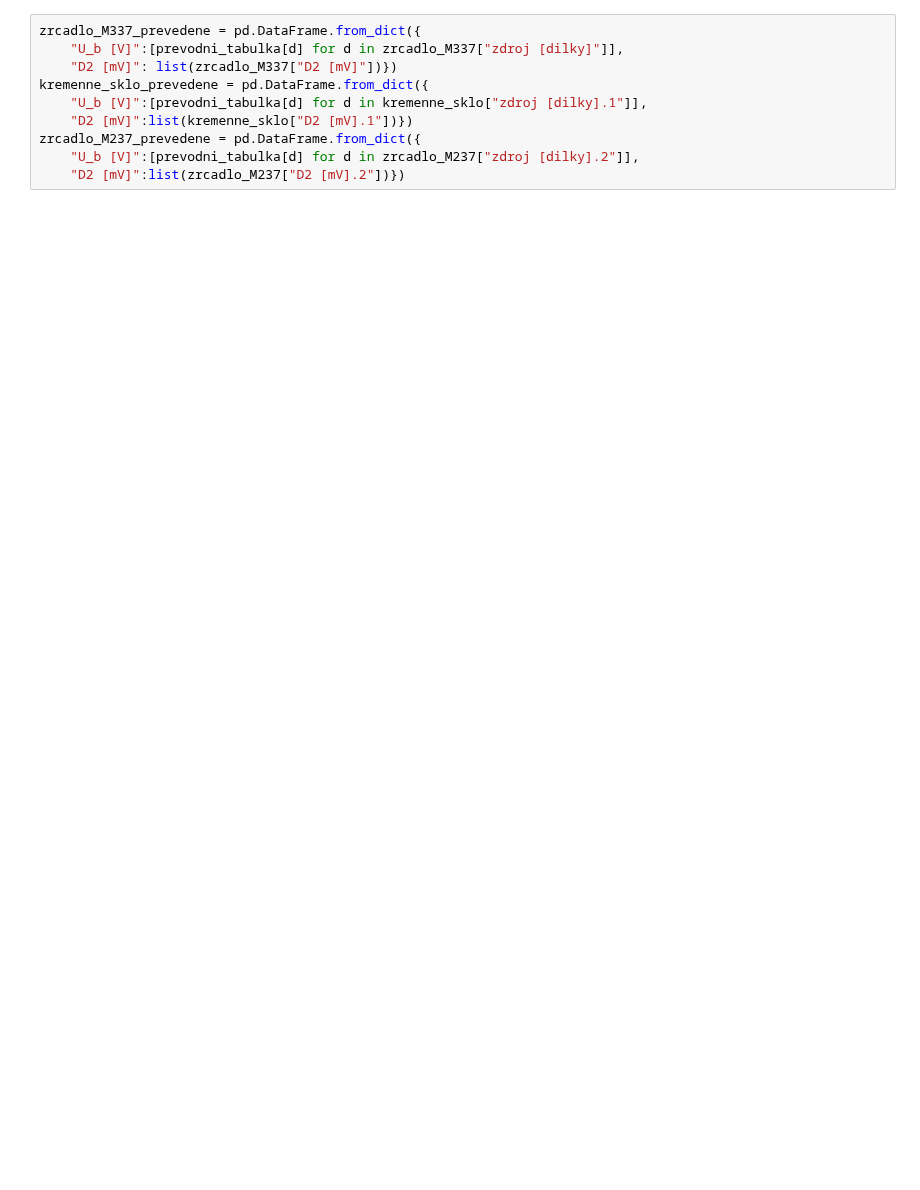
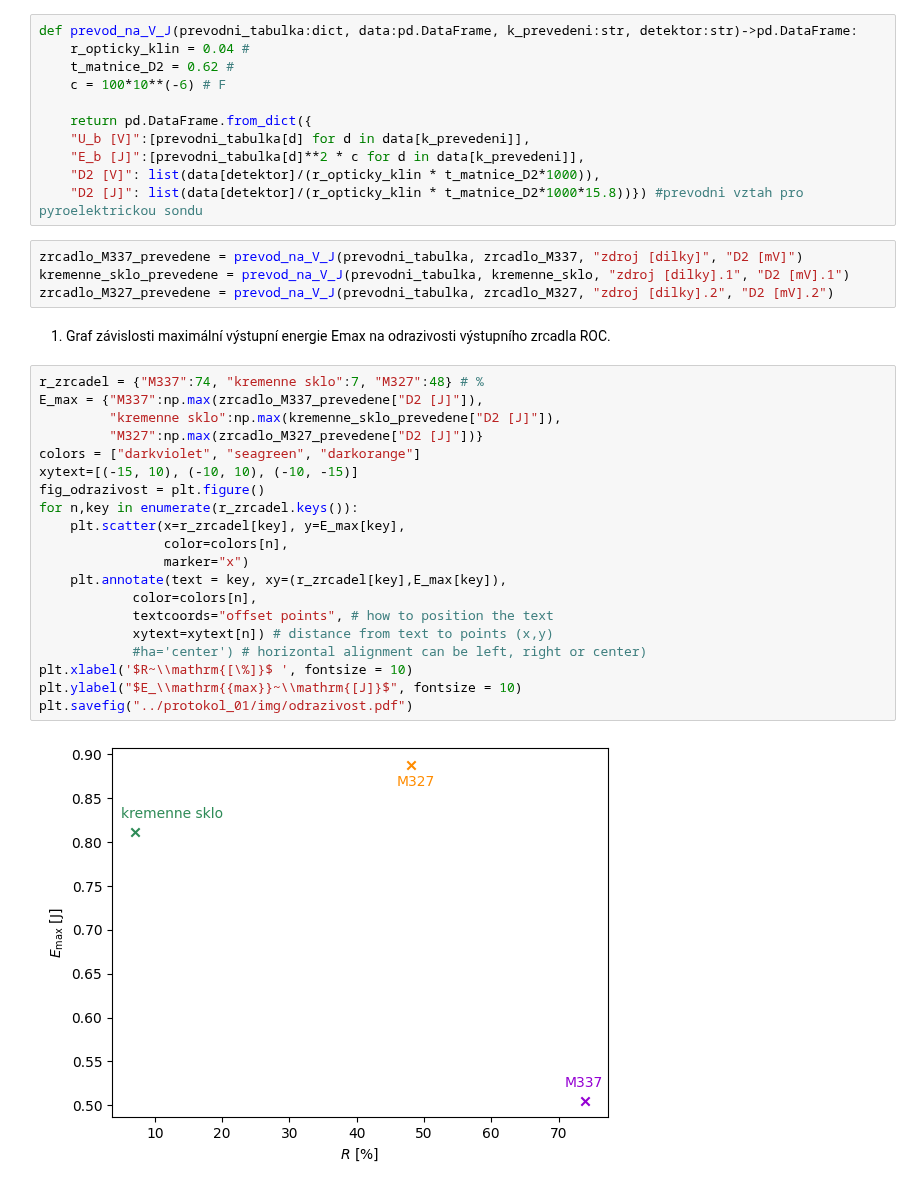
Before and after one commit to omikron-ceti/ZPLT, a Jupyter notebook: uloha_01/data_01/data_01.ipynb, the cells around one changed output. Cells and saved outputs as stored; diff of their text form; blank space fills up the shorter version.

```diff
--- a/uloha_01/data_01/data_01.ipynb
+++ b/uloha_01/data_01/data_01.ipynb
@@ -20,11 +25,40 @@ zrcadlo_M237 = pd.read_excel("data_01.xlsx", sheet_name="volne", engine="openpyx
 prevodni_tabulka = prevodni_tabulka.to_dict(orient="dict")["U [V]"]
+# %%
+def prevod_na_V_J(prevodni_tabulka:dict, data:pd.DataFrame, k_prevedeni:str, detektor:str)->pd.DataFrame:
+    r_opticky_klin = 0.04 #
+    t_matnice_D2 = 0.62 #
+    c = 100*10**(-6) # F
+
+    return pd.DataFrame.from_dict({
+    "U_b [V]":[prevodni_tabulka[d] for d in data[k_prevedeni]],
+    "E_b [J]":[prevodni_tabulka[d]**2 * c for d in data[k_prevedeni]],
+    "D2 [V]": list(data[detektor]/(r_opticky_klin * t_matnice_D2*1000)),
+    "D2 [J]": list(data[detektor]/(r_opticky_klin * t_matnice_D2*1000*15.8))}) #prevodni vztah pro pyroelektrickou sondu
 # %%
-zrcadlo_M337_prevedene = pd.DataFrame.from_dict({
-    "U_b [V]":[prevodni_tabulka[d] for d in zrcadlo_M337["zdroj [dilky]"]],
-    "D2 [mV]": list(zrcadlo_M337["D2 [mV]"])})
-kremenne_sklo_prevedene = pd.DataFrame.from_dict({
-    "U_b [V]":[prevodni_tabulka[d] for d in kremenne_sklo["zdroj [dilky].1"]],
-    "D2 [mV]":list(kremenne_sklo["D2 [mV].1"])})
-zrcadlo_M237_prevedene = pd.DataFrame.from_dict({
-    "U_b [V]":[prevodni_tabulka[d] for d in zrcadlo_M237["zdroj [dilky].2"]],
-    "D2 [mV]":list(zrcadlo_M237["D2 [mV].2"])})
+zrcadlo_M337_prevedene = prevod_na_V_J(prevodni_tabulka, zrcadlo_M337, "zdroj [dilky]", "D2 [mV]")
+kremenne_sklo_prevedene = prevod_na_V_J(prevodni_tabulka, kremenne_sklo, "zdroj [dilky].1", "D2 [mV].1")
+zrcadlo_M327_prevedene = prevod_na_V_J(prevodni_tabulka, zrcadlo_M327, "zdroj [dilky].2", "D2 [mV].2")
+# %% [markdown]
+1. Graf závislosti maximální výstupní energie Emax na odrazivosti výstupního zrcadla ROC.
+# %%
+r_zrcadel = {"M337":74, "kremenne sklo":7, "M327":48} # %
+E_max = {"M337":np.max(zrcadlo_M337_prevedene["D2 [J]"]),
+         "kremenne sklo":np.max(kremenne_sklo_prevedene["D2 [J]"]),
+         "M327":np.max(zrcadlo_M327_prevedene["D2 [J]"])}
+colors = ["darkviolet", "seagreen", "darkorange"]
+xytext=[(-15, 10), (-10, 10), (-10, -15)]
+fig_odrazivost = plt.figure()
+for n,key in enumerate(r_zrcadel.keys()):
+    plt.scatter(x=r_zrcadel[key], y=E_max[key],
+                color=colors[n],
+                marker="x")
+    plt.annotate(text = key, xy=(r_zrcadel[key],E_max[key]),
+            color=colors[n],
+            textcoords="offset points", # how to position the text
+            xytext=xytext[n]) # distance from text to points (x,y)
+            #ha='center') # horizontal alignment can be left, right or center)
+plt.xlabel('$R~\\mathrm{[\%]}$ ', fontsize = 10)
+plt.ylabel("$E_\\mathrm{{max}}~\\mathrm{[J]}$", fontsize = 10)
+plt.savefig("../protokol_01/img/odrazivost.pdf")
+# %% [output]
+[figure, added]
```
Also changed, not shown: parts of 13 cells of this notebook, 28 other files.
